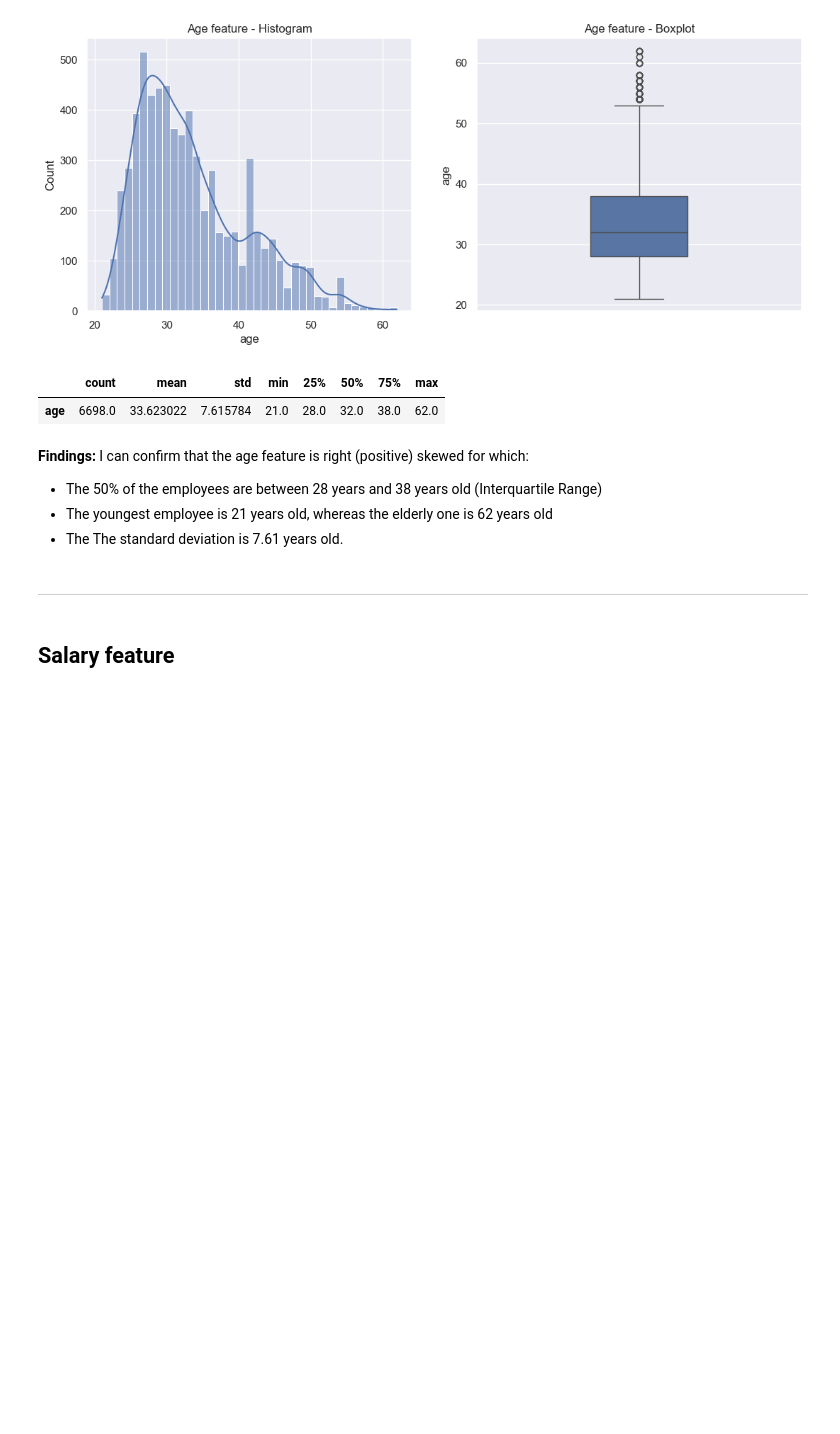
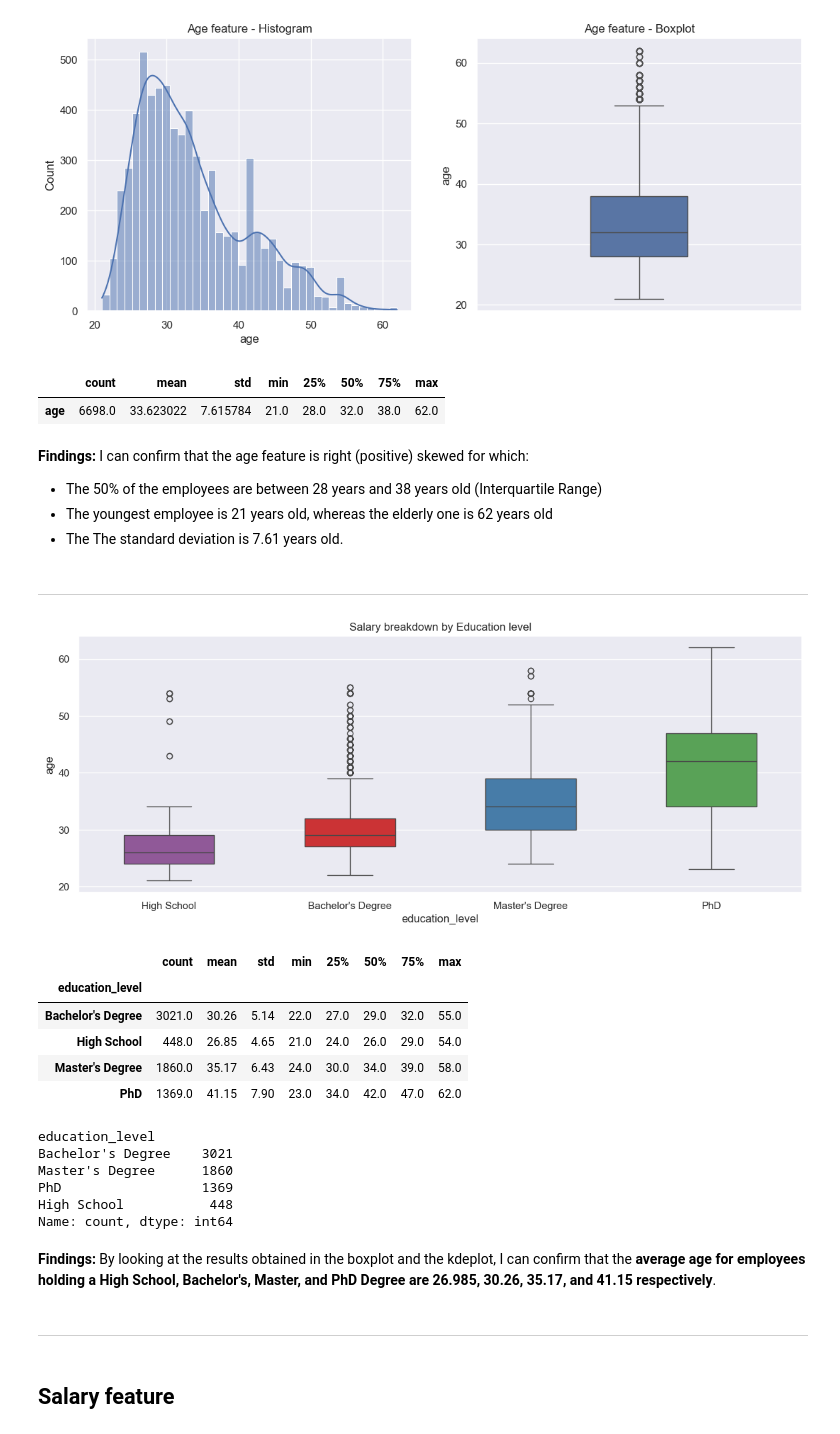
Before and after one commit to sba25074-cell/CA1_MachineLearning_SBA25074, a Jupyter notebook: CA1_MachineLearning_LeonardoTarulli.ipynb, the cells around one changed output. Cells and saved outputs as stored; diff of their text form; code cells hidden in the pictures; blank space fills up the shorter version.

```diff
--- a/CA1_MachineLearning_LeonardoTarulli.ipynb
+++ b/CA1_MachineLearning_LeonardoTarulli.ipynb
@@ -118,6 +126,39 @@ df[["age"]].describe().T
 * The 50% of the employees are between 28 years and 38 years old (Interquartile Range)
 * The youngest employee is 21 years old, whereas the elderly one is 62 years old
 * The The standard deviation is 7.61 years old.
+# %% [markdown]
+---
+# %%
+plt.figure(figsize=(14,5))
+sns.boxplot(data=df, y="age",
+            x="education_level",
+            width=0.5,
+           order=["High School", "Bachelor's Degree", "Master's Degree", "PhD"],
+            hue="education_level",
+           palette="Set1")
+plt.title("Salary breakdown by Education level")
+plt.show()
+
+df.groupby("education_level")["age"].describe().round(2)
+# %% [output]
+[figure, added]
+|  | count | mean | std | min | 25% | 50% | 75% | max |
+| education_level |  |  |  |  |  |  |  |  |
+| Bachelor's Degree | 3021.0 | 30.26 | 5.14 | 22.0 | 27.0 | 29.0 | 32.0 | 55.0 |
+| High School | 448.0 | 26.85 | 4.65 | 21.0 | 24.0 | 26.0 | 29.0 | 54.0 |
+| Master's Degree | 1860.0 | 35.17 | 6.43 | 24.0 | 30.0 | 34.0 | 39.0 | 58.0 |
+| PhD | 1369.0 | 41.15 | 7.90 | 23.0 | 34.0 | 42.0 | 47.0 | 62.0 |
+# %%
+df["education_level"].value_counts()
+# %% [output]
+education_level
+Bachelor's Degree    3021
+Master's Degree      1860
+PhD                  1369
+High School           448
+Name: count, dtype: int64
+# %% [markdown]
+**Findings:** By looking at the results obtained in the boxplot and the kdeplot, I can confirm that the **average age for employees holding a High School, Bachelor's, Master, and PhD Degree are 26.985, 30.26, 35.17, and 41.15 respectively**.
 # %% [markdown]
 ---
 # %% [markdown]
```
Also changed, not shown: parts of 41 cells of this notebook, 2 other files.
